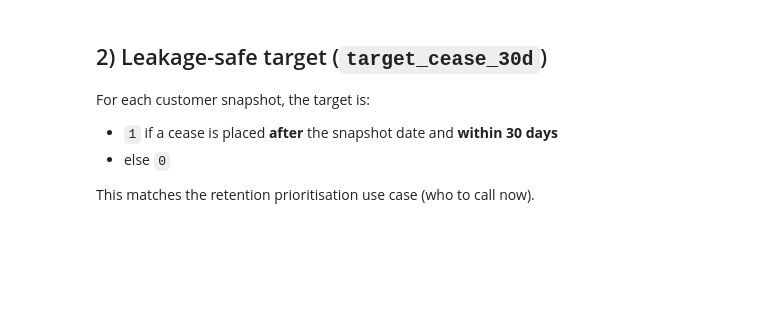
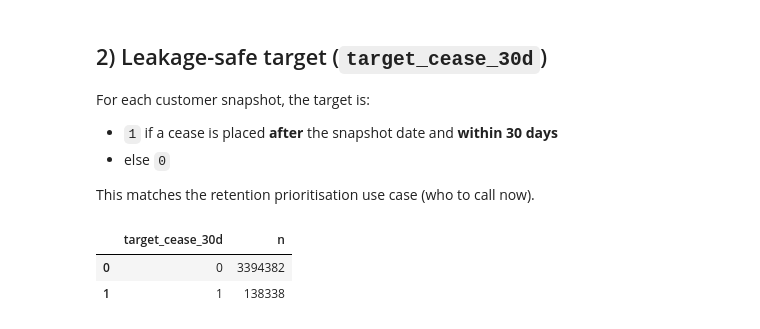
Before and after one commit to David-gbenga/Telecom_Churn_Prediction, a Jupyter notebook: Notebooks/02_feature_build.ipynb, the cells around one changed output. Drawn from its saved outputs; the diff is of its cells as text; code cells hidden in the pictures; blank space fills up the shorter version.

```diff
--- a/Notebooks/02_feature_build.ipynb
+++ b/Notebooks/02_feature_build.ipynb
@@ -459,0 +237,25 @@ for t in ["customer_info_std","customer_info_dedup","calls_std","calls_dedup","c
+# %%
+con.execute("""
+CREATE OR REPLACE VIEW snapshot_target AS
+SELECT
+    c.*,
+    CASE WHEN EXISTS (
+        SELECT 1
+        FROM cease_std z
+        WHERE z.unique_customer_identifier = c.unique_customer_identifier
+          AND z.cease_placed_date > c.snapshot_date
+          AND z.cease_placed_date <= c.snapshot_date + INTERVAL 30 DAY
+    ) THEN 1 ELSE 0 END AS target_cease_30d
+FROM customer_info_dedup c
+""")
+
+display(con.execute("""
+SELECT target_cease_30d, COUNT(*) AS n
+FROM snapshot_target
+GROUP BY target_cease_30d
+ORDER BY target_cease_30d
+""").df())
+# %% [output]
+|  | target_cease_30d | n |
+| 0 | 0 | 3394382 |
+| 1 | 1 | 138338 |
```
Also changed, not shown: parts of 20 cells of this notebook, 2 other files.
